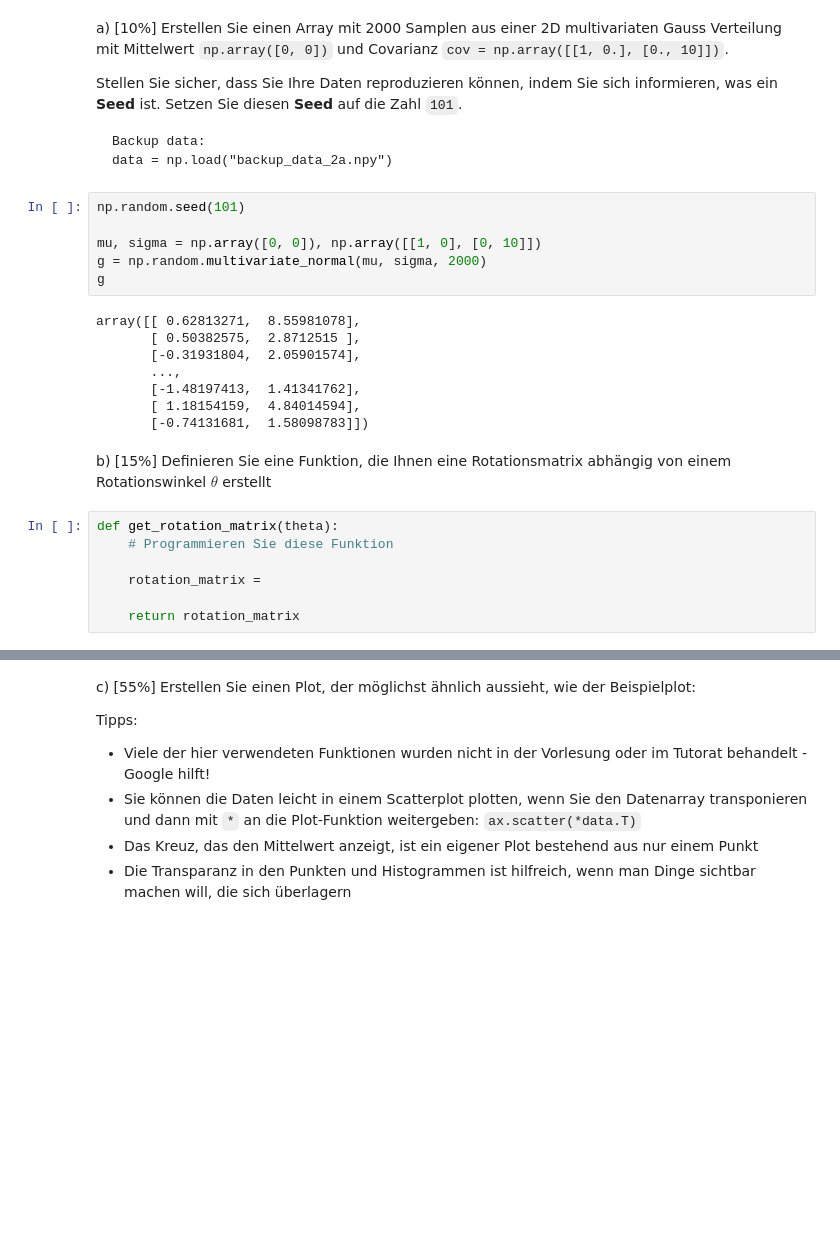
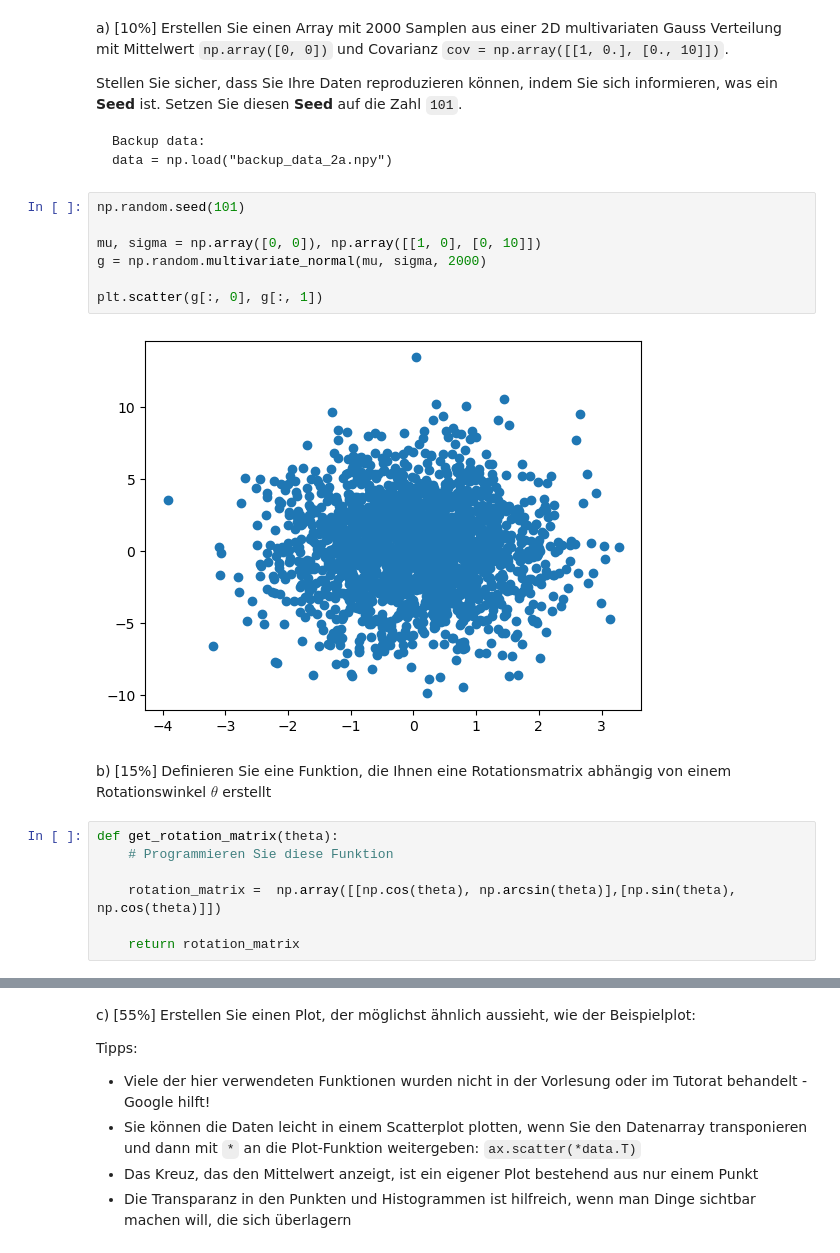
Before and after one commit to tomschewski/datascience1exercise, a Jupyter notebook: Exercise03/Exercise.ipynb, the cells around one changed output, grey strips where cells are left out. Drawn from its saved outputs; the diff is of its cells as text; blank space fills up the shorter version.

```diff
--- a/Exercise03/Exercise.ipynb
+++ b/Exercise03/Exercise.ipynb
@@ -123,24 +123,19 @@ data = np.load("backup_data_2a.npy")
 # %%
 np.random.seed(101)
 
 mu, sigma = np.array([0, 0]), np.array([[1, 0], [0, 10]])
 g = np.random.multivariate_normal(mu, sigma, 2000)
-g
+
+plt.scatter(g[:, 0], g[:, 1])
 # %% [output]
-array([[ 0.62813271,  8.55981078],
-       [ 0.50382575,  2.8712515 ],
-       [-0.31931804,  2.05901574],
-       ...,
-       [-1.48197413,  1.41341762],
-       [ 1.18154159,  4.84014594],
-       [-0.74131681,  1.58098783]])
+[figure, added]
 # %% [markdown]
 b) [15%] Definieren Sie eine Funktion, die Ihnen eine Rotationsmatrix abhängig von einem Rotationswinkel $\theta$ erstellt
 # %%
 def get_rotation_matrix(theta):
     # Programmieren Sie diese Funktion
 
-    rotation_matrix =
+    rotation_matrix =  np.array([[np.cos(theta), np.arcsin(theta)],[np.sin(theta), np.cos(theta)]])
 
     return rotation_matrix
 # %%
```
Also changed, not shown: parts of 2 cells of this notebook.
